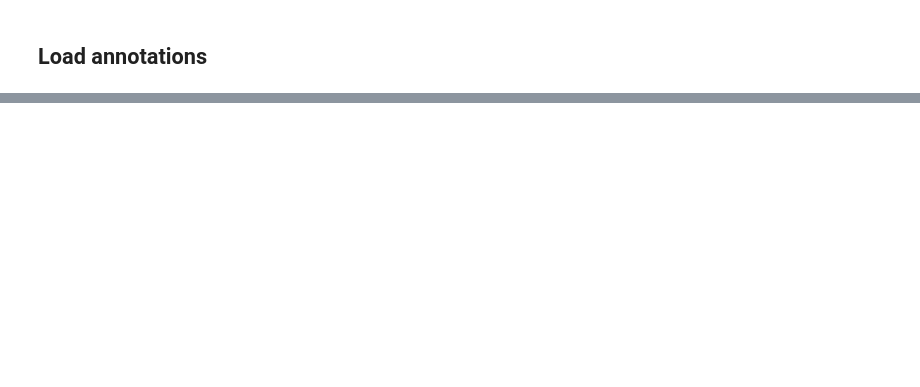
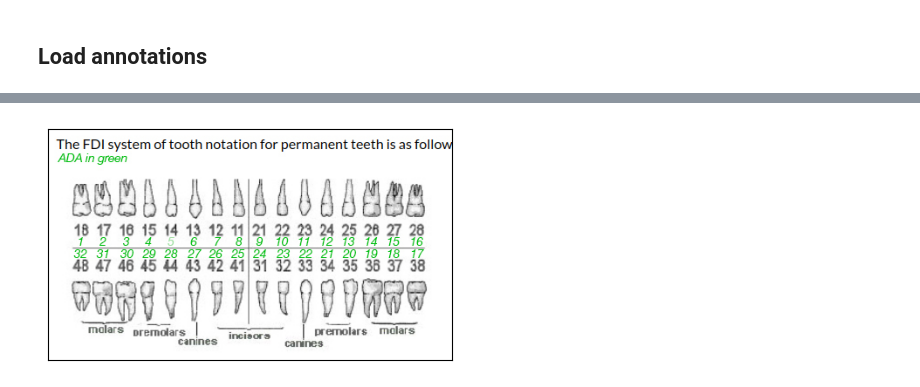
Before and after one commit to awerdich/computervision, a Jupyter notebook: notebooks/detection/01_download_dataset.ipynb, the cells around one changed output, grey strips where cells are left out. Drawn from its saved outputs; the diff is of its cells as text; code cells hidden in the pictures; blank space fills up the shorter version.

```diff
--- a/notebooks/detection/01_download_dataset.ipynb
+++ b/notebooks/detection/01_download_dataset.ipynb
@@ -66,0 +279,12 @@ dict_keys(['images', 'annotations', 'categories_1', 'categories_2'])
+# %%
+toothposition_image_name = 'toothpositions.jpg'
+# This image is in the project repository
+toothposition_image_dir = os.path.join(os.environ.get('HOME'), 'images')
+toothpositon_image_file = os.path.join(toothposition_image_dir, toothposition_image_name)
+fig, ax = plt.subplots(figsize=(6, 3))
+img = plt.imread(toothpositon_image_file)
+ax.imshow(img)
+ax.set(xticks=[], yticks=[])
+plt.show()
+# %% [output]
+[figure, added]
```
Also changed, not shown: parts of 13 cells of this notebook.
